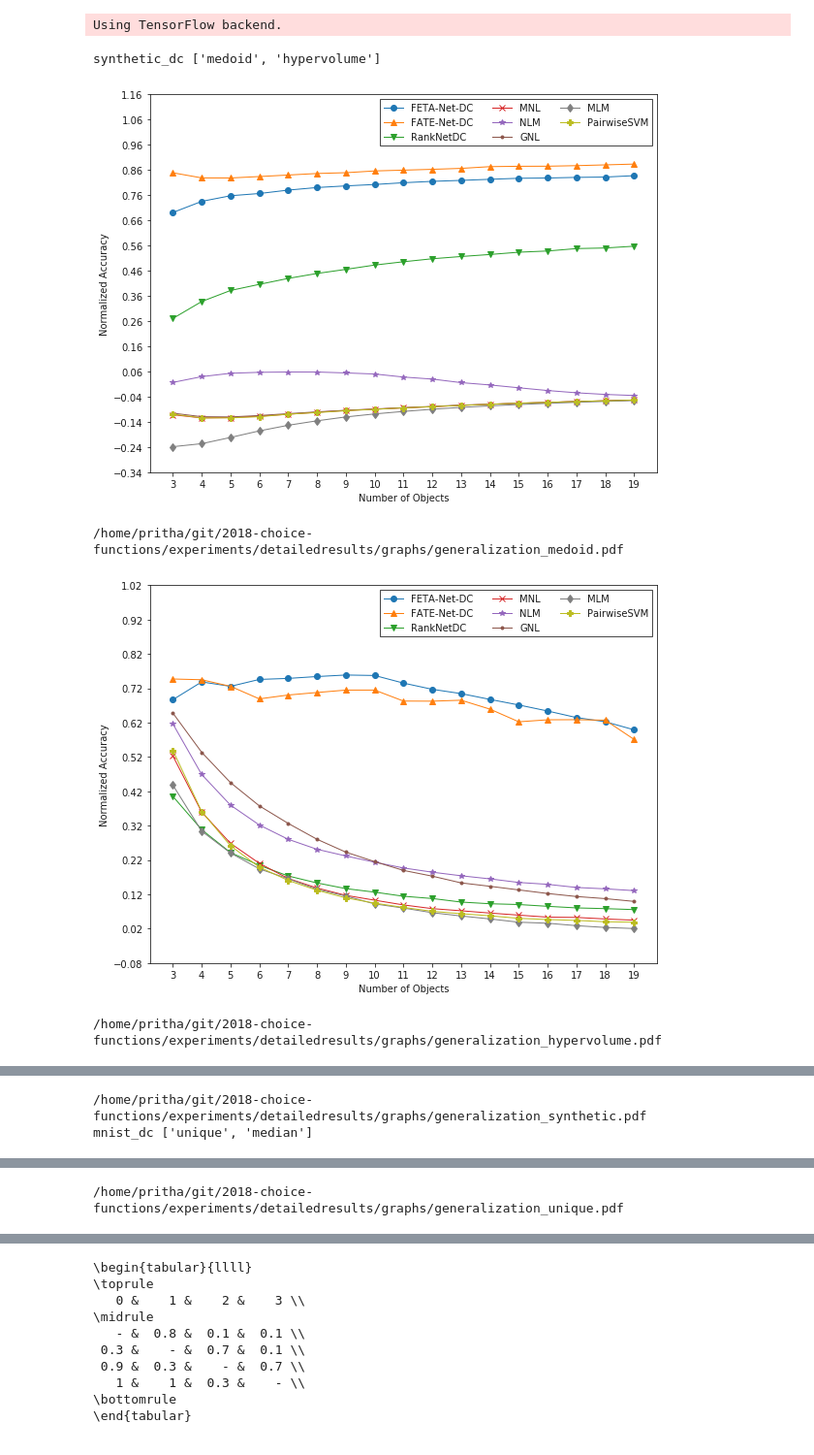
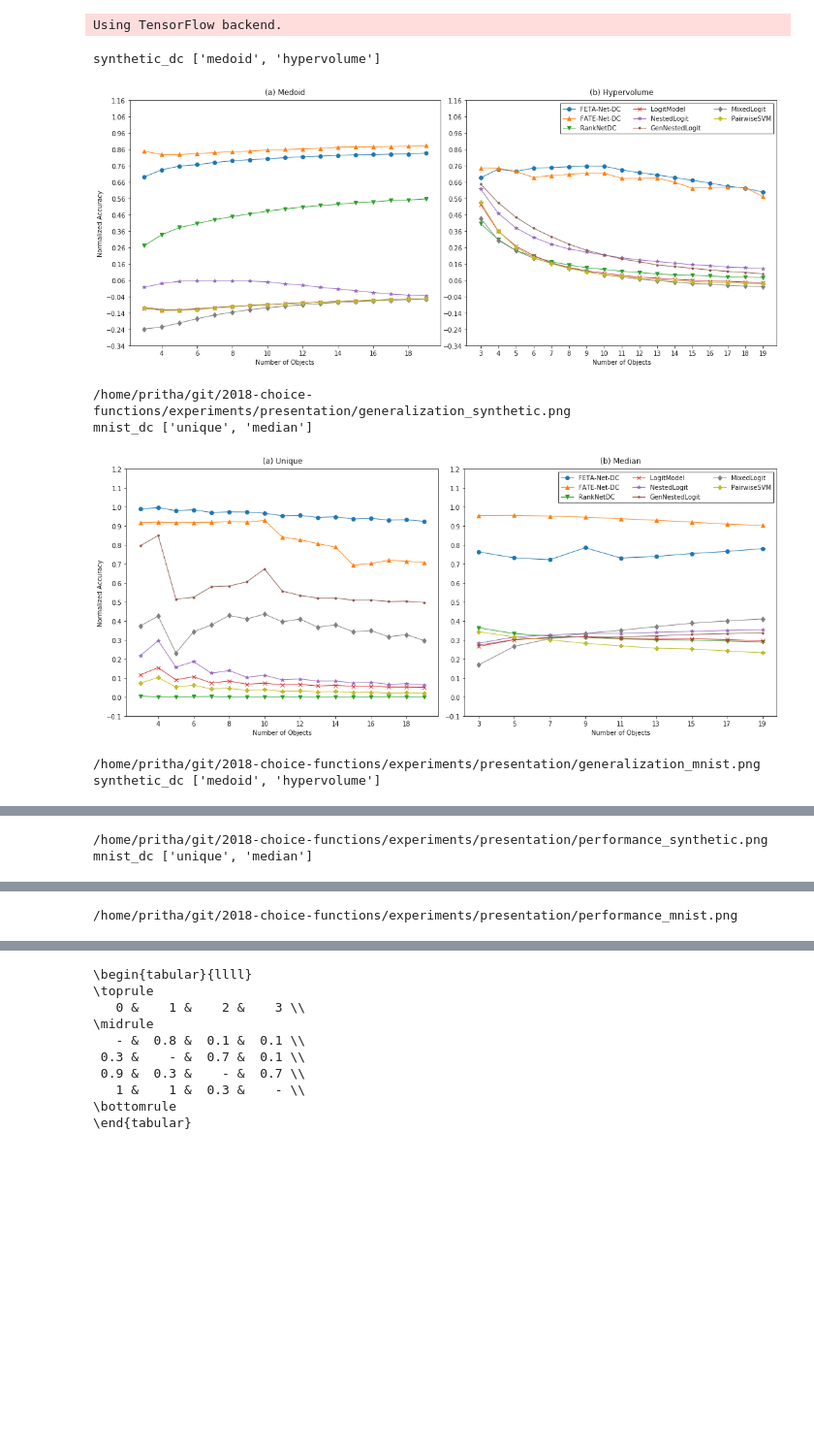
Before and after one commit to kiudee/cs-ranking, a Jupyter notebook: experiments/test_db.ipynb, the cells around one changed output, grey strips where cells are left out. Shown at 97% size. Saved outputs shown, nothing was run; the diff lists cells and outputs as text; code cells hidden in the pictures; blank space fills up the shorter version.

```diff
--- a/experiments/test_db.ipynb
+++ b/experiments/test_db.ipynb
@@ -28,7 +28,7 @@ def get_max_min(maxi, mini, acc):
 def generate_df(dataset, dataset_type):
     merge_df = os.path.join(DIR_PATH, RESULT_FOLDER, "performance_sets_{}_{}.csv".format(dataset, dataset_type))
     df_path = os.path.join(DIR_PATH, RESULT_FOLDER, "performance_sets_{}_{}_{}.csv".format(dataset, dataset_type, "{}"))
-    for_results = os.path.join(DIR_PATH, 'detailedresults', "choice_set_size_experiment_{}_{}.csv".format(dataset, dataset_type))
+    for_results = os.path.join(DIR_PATH, 'detailedresults', "choice_set_size_experiment_{}_{}.csv".format(dataset.split('_dc')[0], dataset_type))
     for learner in DCMS:
         path = df_path.format(learner)
         if os.path.isfile(path):
@@ -97,7 +97,7 @@ def plot_df2(dataset, dfs, dts):
     fig, axs = plt.subplots(1, 2, figsize=(15,6), sharey=False, frameon=True, edgecolor='k', facecolor='white')
     fig.subplots_adjust(hspace=0)
     fig.tight_layout() # Or equivalently,  "plt.tight_layout()"
-    plot_file = os.path.join(DIR_PATH, "detailedresults", THESIS, "performance_{}.pdf".format(dataset.split('_dc')[0]))
+    plot_file = plot_file_per.format(dataset.split('_dc')[0])
     maxi = 0
     mini = 100
     for i, data in enumerate(dfs):
@@ -127,7 +127,7 @@ def plot_df2(dataset, dfs, dts):
         if i == 0:
             sub_plot.set_ylabel(y_label)
     if plot_gen:
-        plot_file = os.path.join(DIR_PATH, "detailedresults", THESIS, "generalization_{}.pdf".format(dataset.split('_dc')[0]))
+        plot_file = plot_file_gen.format(dataset.split('_dc')[0])
     fig_param['fname'] = plot_file
     plt.xticks(N_OBJECTS_ARRAY)
     plt.legend(ncol=3, fancybox=False, shadow=False, frameon=True, facecolor='white', edgecolor='k')
@@ -135,36 +135,43 @@ def plot_df2(dataset, dfs, dts):
     plt.show()
     print(plot_file)
 # %%
+ftype = 'png'
+THESIS = 'presentation'
 objects = "Objects"
 MODEL = "aModel"
 DIR_PATH = os.getcwd()
 RESULT_FOLDER = 'results'
-THESIS = 'graphs'
 y_label="Normalized Accuracy"
 x_label="Number of Objects"
 anotation = ['(a)', '(b)','(c)','(d)','(e)','(f)','(g)']
 markers = ['o', '^', 'v', 'x', "*", '.', "+", "d","P"]
-models = ['FETA-Net-DC', 'FATE-Net-DC', 'RankNetDC', 'MNL', 'NLM', 'GNL', 'PCL', 'MLM', 'PairwiseSVM']
+#models = ['FETA-Net-DC', 'FATE-Net-DC', 'RankNetDC', 'MNL', 'NLM', 'GNL', 'PCL', 'MLM', 'PairwiseSVM']
+models = ['FETA-Net-DC', 'FATE-Net-DC', 'RankNetDC', 'LogitModel', 'NestedLogit', 'GenNestedLogit', 'PairedLogit', 'MixedLogit', 'PairwiseSVM']
 models_dict = dict(zip(DCMS, models))
 datasets = ['synthetic_dc', 'mnist_dc']
 dataset_types = [['medoid', 'hypervolume'], ['unique', 'median']]
 di = 1
 dt = 1
 plot_gen = False
 cycle = plt.rcParams['axes.prop_cycle'].by_key()['color']
-fig_param = {'facecolor':'w', 'edgecolor':'w', 'transparent':False, 'dpi':800, 'format':'pdf','bbox_inches':'tight', 'pad_inches':0.1}
+fig_param = {'facecolor':'w', 'edgecolor':'w', 'transparent':False, 'dpi':800, 'format':ftype,'bbox_inches':'tight', 'pad_inches':0.1}
+
+plot_file_gen = os.path.join(DIR_PATH, THESIS, "generalization_{}.{}".format('{}',ftype))
+plot_file_per = os.path.join(DIR_PATH, THESIS, "performance_{}.{}".format('{}',ftype))
 for plot_gen in [True, False]:
     for dataset, dts in zip(datasets, dataset_types):
         print(dataset, dts)
         dfs = []
         for dataset_type in dts:
             dataFrame, N_OBJECTS_ARRAY = generate_df(dataset,dataset_type)
             dfs.append([dataFrame, N_OBJECTS_ARRAY])
-            plot_df(dataFrame, N_OBJECTS_ARRAY)
+            #plot_df(dataFrame, N_OBJECTS_ARRAY, dataset_type)
         plot_df2(dataset, dfs, dts)
 # %% [output]
 synthetic_dc ['medoid', 'hypervolume']
-[figure, old version]
+[figure, new version]
-/home/pritha/git/2018-choice-functions/experiments/detailedresults/graphs/generalization_medoid.pdf
+/home/pritha/git/2018-choice-functions/experiments/presentation/generalization_synthetic.png
+mnist_dc ['unique', 'median']
-[figure, old version]
+[figure, new version]
-/home/pritha/git/2018-choice-functions/experiments/detailedresults/graphs/generalization_hypervolume.pdf
+/home/pritha/git/2018-choice-functions/experiments/presentation/generalization_mnist.png
+synthetic_dc ['medoid', 'hypervolume']
@@ -172,2 +179,2 @@ synthetic_dc ['medoid', 'hypervolume']
-/home/pritha/git/2018-choice-functions/experiments/detailedresults/graphs/generalization_synthetic.pdf
+/home/pritha/git/2018-choice-functions/experiments/presentation/performance_synthetic.png
 mnist_dc ['unique', 'median']
@@ -175 +182 @@ mnist_dc ['unique', 'median']
-/home/pritha/git/2018-choice-functions/experiments/detailedresults/graphs/generalization_unique.pdf
+/home/pritha/git/2018-choice-functions/experiments/presentation/performance_mnist.png
```
Also changed, not shown: parts of 7 cells of this notebook, 3 other files.
